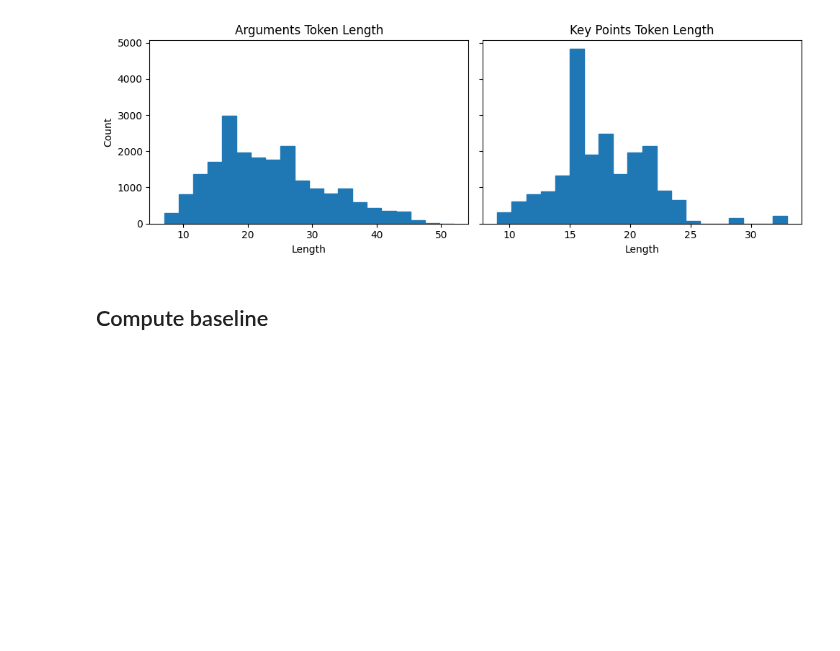
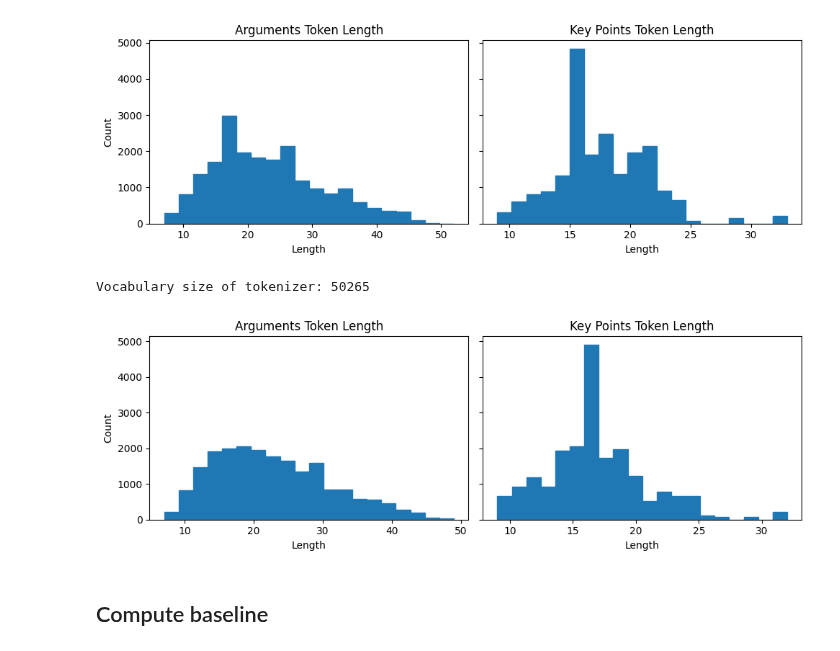
Before and after one commit to mmc185/HLTKeyPointAnalysis, a Jupyter notebook: kp_match/main.ipynb, the cells around one changed output. Drawn from its saved outputs; the diff is of its cells as text; code cells hidden in the pictures; blank space fills up the shorter version.

Commit message:
add token length plots

```diff
--- a/kp_match/main.ipynb
+++ b/kp_match/main.ipynb
@@ -278,4 +278,7 @@ plot_tokens_length('bert-base-uncased')
 Vocabulary size of tokenizer: 30522
 [figure]
 # %%
-plot_tokens_length('bert-base-uncased')
+plot_tokens_length('roberta-base')
+# %% [output]
+Vocabulary size of tokenizer: 50265
+[figure, added]
```
Also changed, not shown: parts of 1 cell of this notebook.
